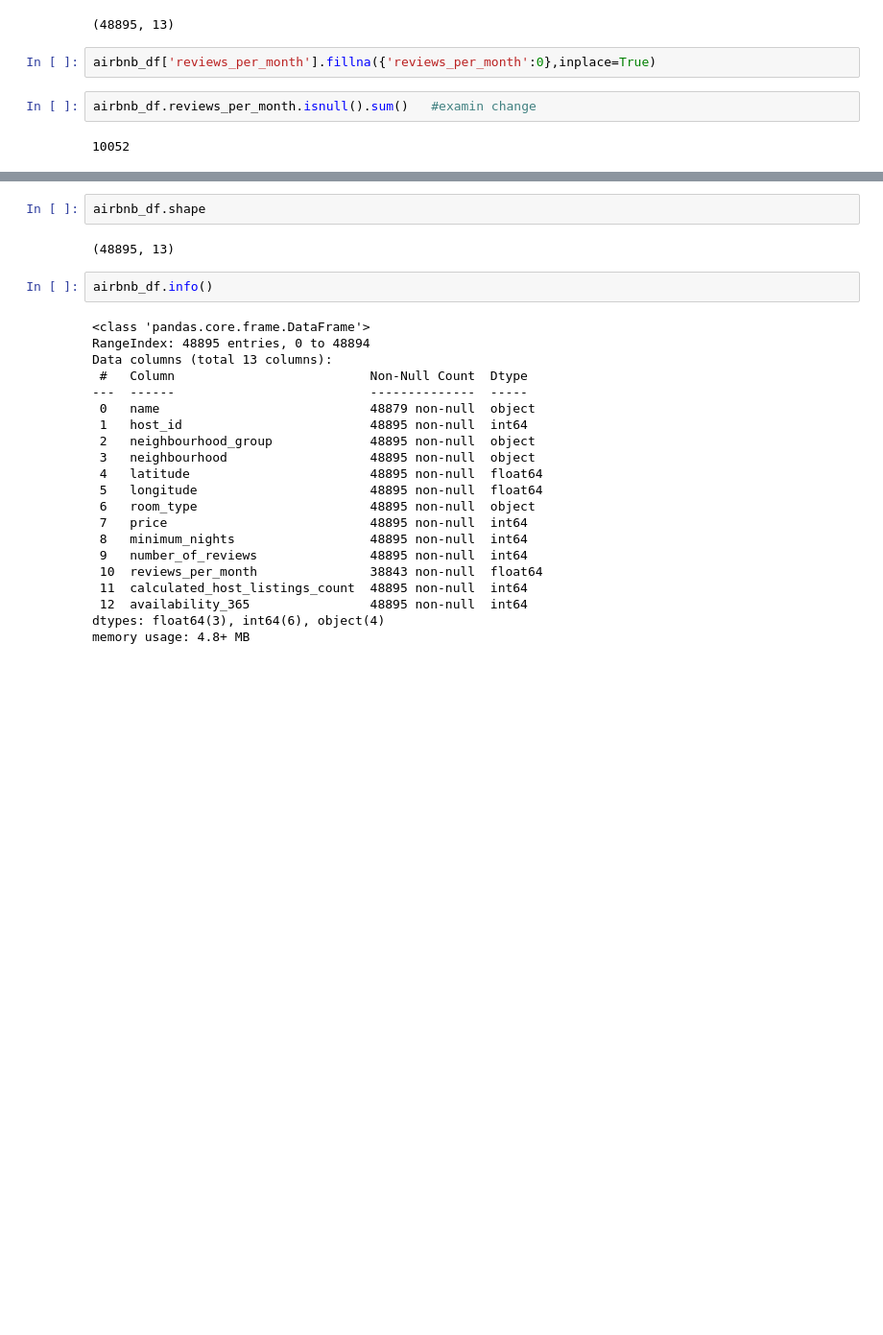
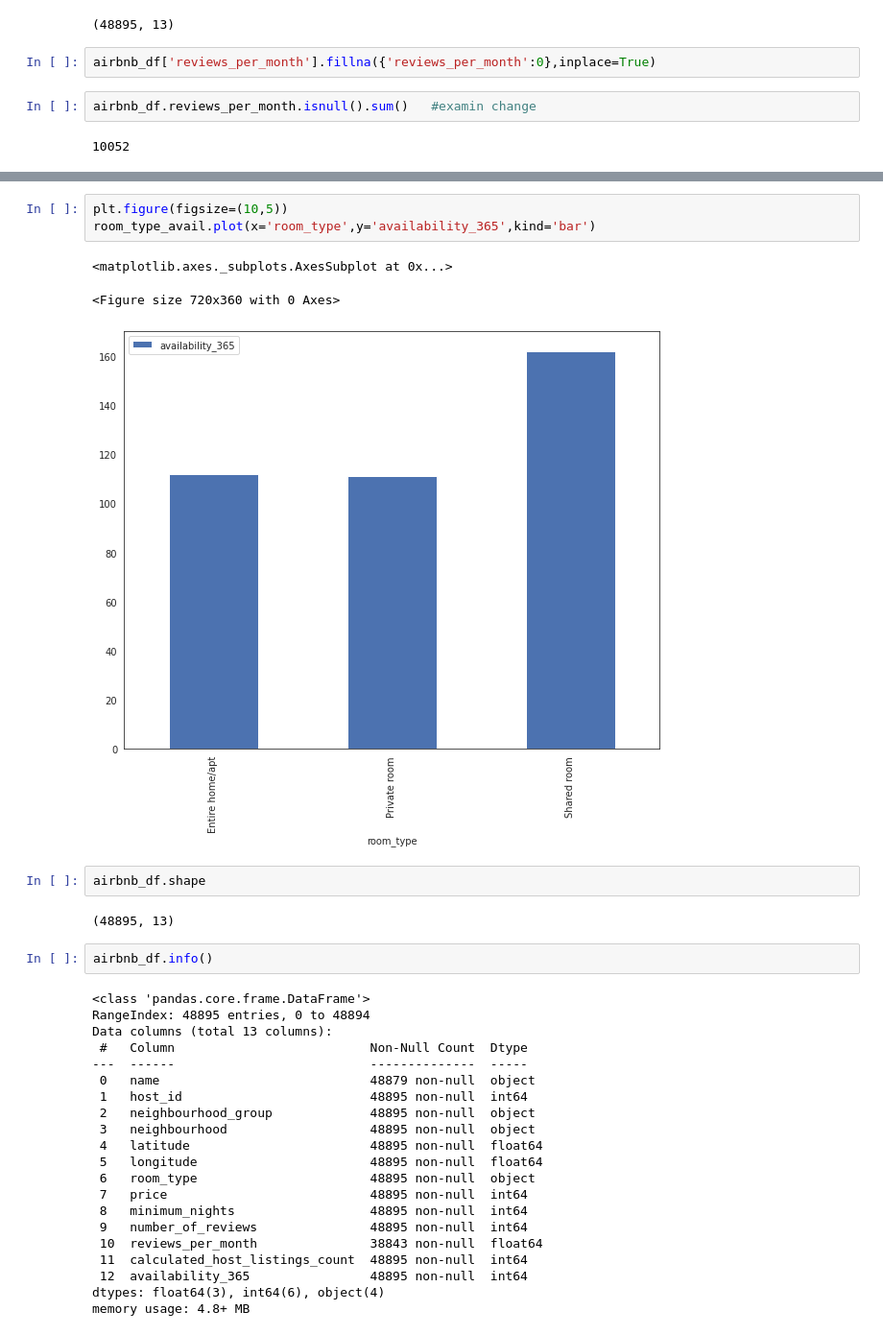
Before and after one commit to Creatrohit9/AIRBNB-PROJECT-1-CAPSTON, a Jupyter notebook: MD1WK4ROHIT_Airbnb_Bookings_Analysis_Capstone_Project.ipynb, the cells around one changed output, grey strips where cells are left out. Shown at 96% size. Drawn from its saved outputs; the diff is of its cells as text; blank space fills up the shorter version.

```diff
--- a/MD1WK4ROHIT_Airbnb_Bookings_Analysis_Capstone_Project.ipynb
+++ b/MD1WK4ROHIT_Airbnb_Bookings_Analysis_Capstone_Project.ipynb
@@ -318,3 +350,10 @@ airbnb_df.reviews_per_month.isnull().sum()   #examin change
+# %%
+plt.figure(figsize=(10,5))
+room_type_avail.plot(x='room_type',y='availability_365',kind='bar')
+# %% [output]
+<matplotlib.axes._subplots.AxesSubplot at 0x...>
+<Figure size 720x360 with 0 Axes>
+[figure, added]
 # %%
 airbnb_df.shape
 # %% [output]
```
Also changed, not shown: parts of 10 cells of this notebook.
